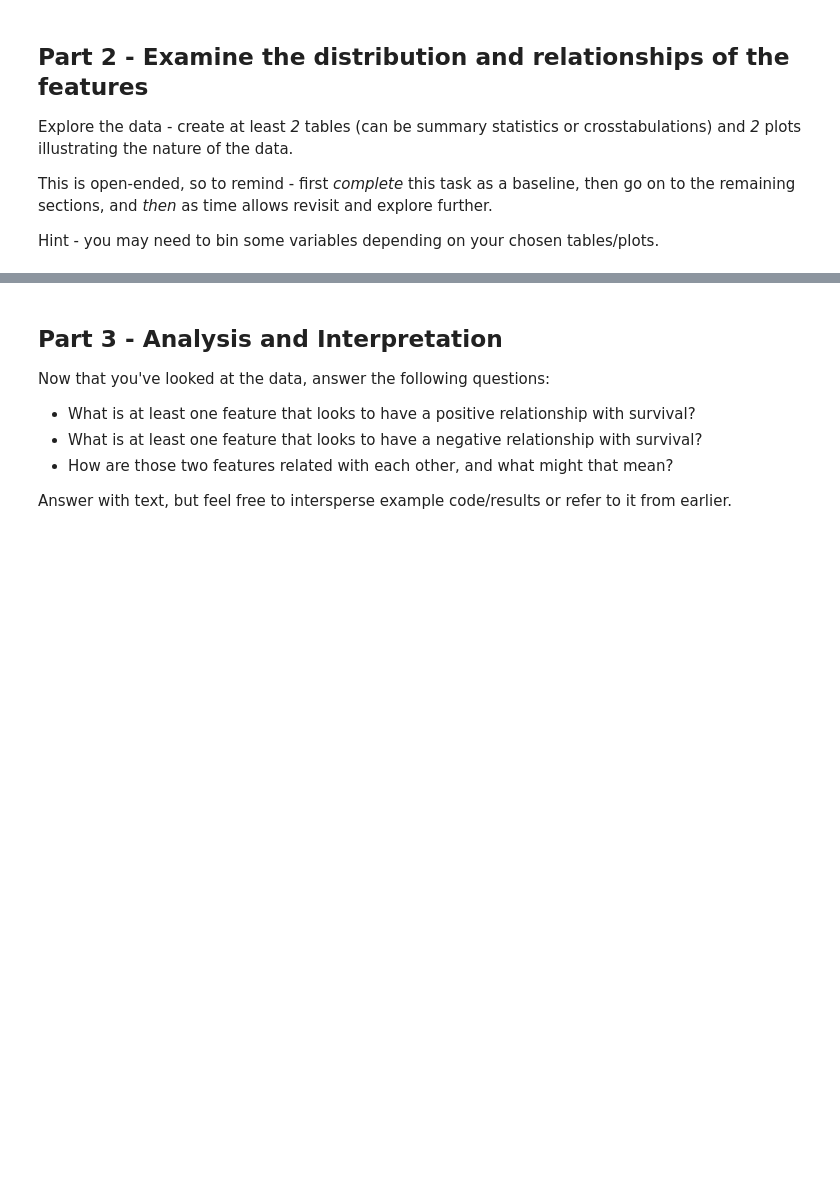
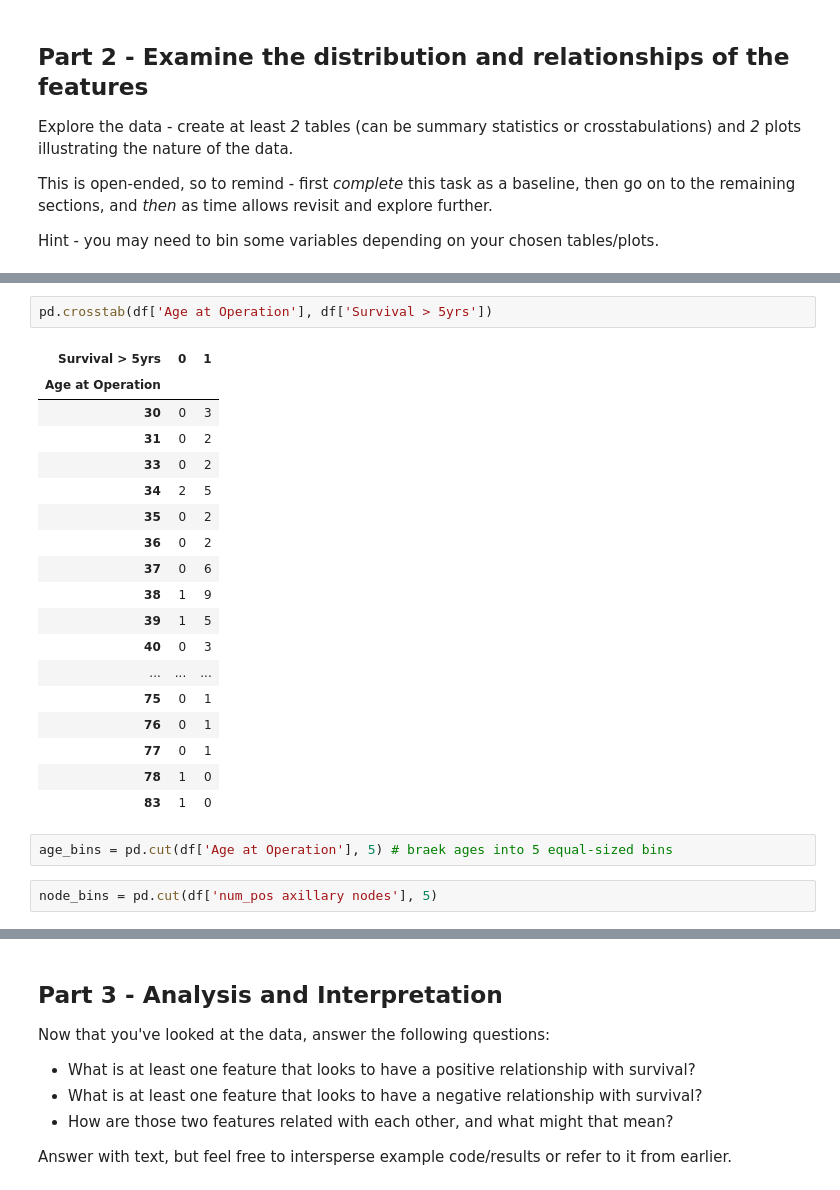
Before and after one commit to AndrewMarksArt/CS_Python_HW, a Jupyter notebook: DS_Unit_1_Sprint_Challenge_1.ipynb, the cells around one changed output, grey strips where cells are left out. Drawn from its saved outputs; the diff is of its cells as text; blank space fills up the shorter version.

```diff
--- a/DS_Unit_1_Sprint_Challenge_1.ipynb
+++ b/DS_Unit_1_Sprint_Challenge_1.ipynb
@@ -85,0 +134,25 @@ Hint - you may need to bin some variables depending on your chosen tables/plots.
+# %%
+pd.crosstab(df['Age at Operation'], df['Survival > 5yrs'])
+# %% [output]
+| Survival > 5yrs | 0 | 1 |
+| Age at Operation |  |  |
+| 30 | 0 | 3 |
+| 31 | 0 | 2 |
+| 33 | 0 | 2 |
+| 34 | 2 | 5 |
+| 35 | 0 | 2 |
+| 36 | 0 | 2 |
+| 37 | 0 | 6 |
+| 38 | 1 | 9 |
+| 39 | 1 | 5 |
+| 40 | 0 | 3 |
+| ... | ... | ... |
+| 75 | 0 | 1 |
+| 76 | 0 | 1 |
+| 77 | 0 | 1 |
+| 78 | 1 | 0 |
+| 83 | 1 | 0 |
+# %%
+age_bins = pd.cut(df['Age at Operation'], 5) # braek ages into 5 equal-sized bins
+# %%
+node_bins = pd.cut(df['num_pos axillary nodes'], 5)
```
Also changed, not shown: parts of 10 cells of this notebook.
